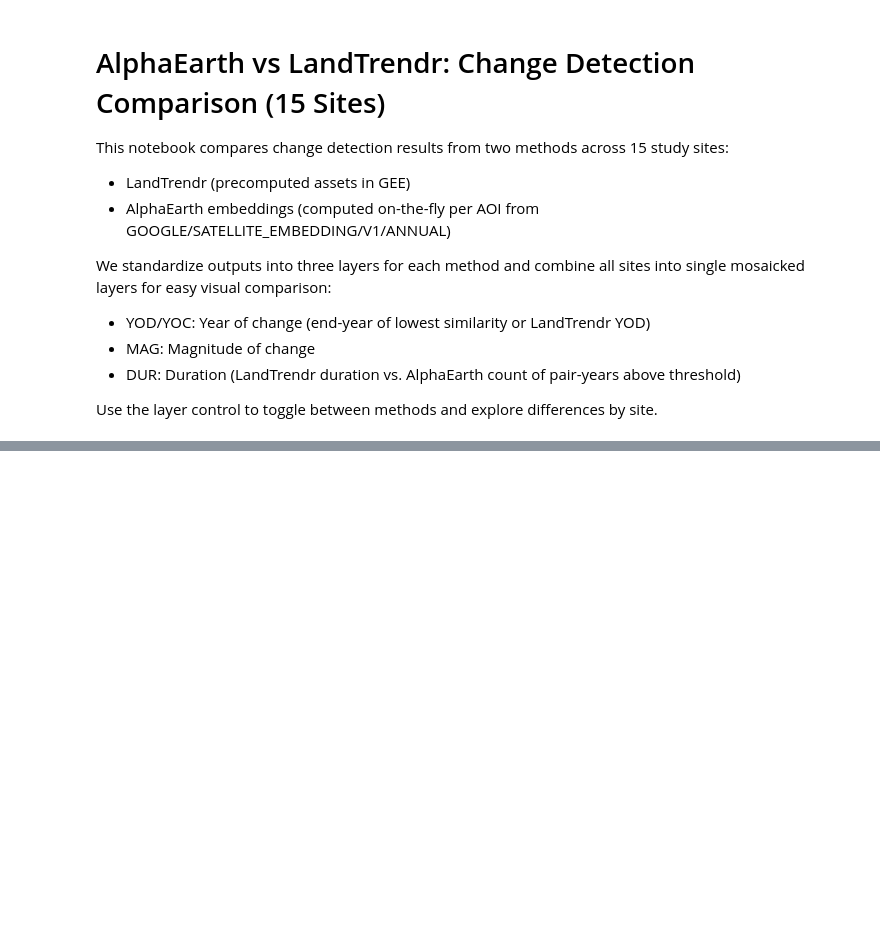
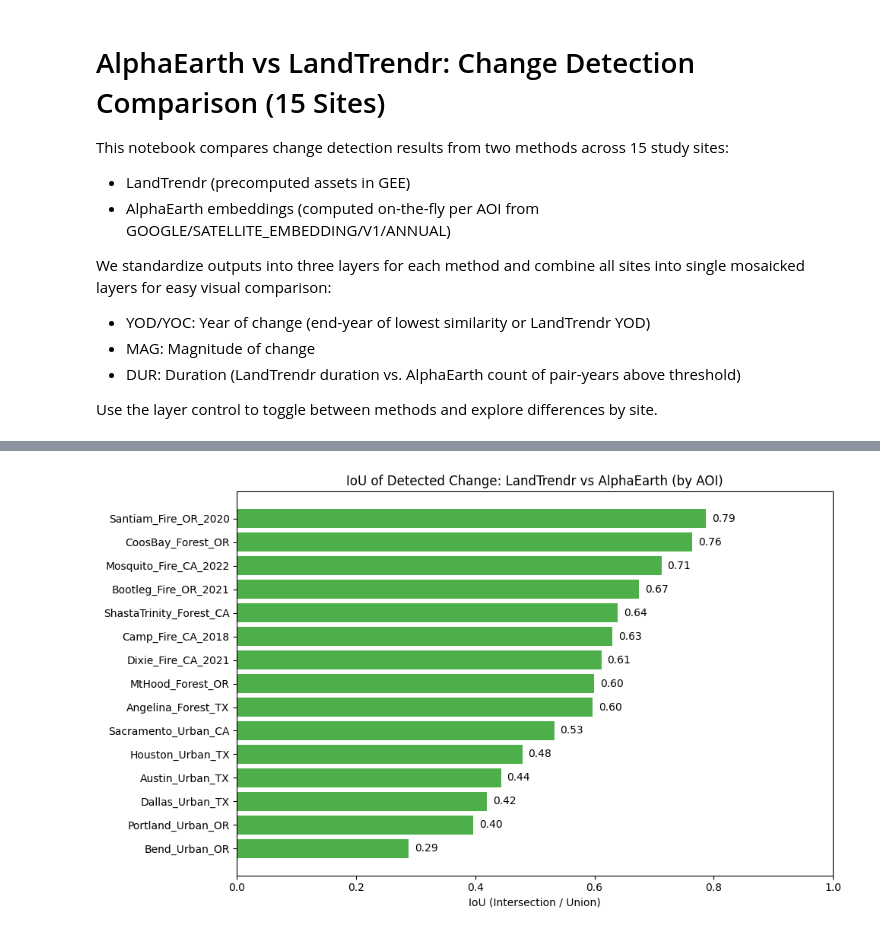
Before and after one commit to ktwu01/AlphaEarthHack, a Jupyter notebook: notebooks/AlphaEarth_LandTrendr_ChangeComparison.ipynb, the cells around one changed output, grey strips where cells are left out. Drawn from its saved outputs; the diff is of its cells as text; code cells hidden in the pictures; blank space fills up the shorter version.

```diff
--- a/notebooks/AlphaEarth_LandTrendr_ChangeComparison.ipynb
+++ b/notebooks/AlphaEarth_LandTrendr_ChangeComparison.ipynb
@@ -407,61 +422,66 @@ import ee
 import matplotlib.pyplot as plt
 
 # Require masks
-if 'lt_change_mask' not in globals() or lt_change_mask is None:
+if "lt_change_mask" not in globals() or lt_change_mask is None:
     raise ValueError("lt_change_mask not found. Run the smoothing+mask cell first.")
-if 'alpha_change_mask' not in globals() or alpha_change_mask is None:
+if "alpha_change_mask" not in globals() or alpha_change_mask is None:
     raise ValueError("alpha_change_mask not found. Run the smoothing+mask cell first.")
 
-scale = 30  # meters (align with LandTrendr/Landsat)
-max_px = 1e13
+scale   = 30    # meters (align with LandTrendr/Landsat)
+max_px  = 1e13
 
-names = []
-ious = []
-inter_areas = []
-union_areas = []
+# Pre-build intersection / union images once
+inter_img = lt_change_mask.And(alpha_change_mask)
+union_img  = lt_change_mask.Or(alpha_change_mask)
+area_img   = ee.Image.pixelArea()           # band: 'area'
 
-# Precompute intersection and union images (then clip per AOI)
-inter_img = lt_change_mask.And(alpha_change_mask)
-union_img = lt_change_mask.Or(alpha_change_mask)
-area_img = ee.Image.pixelArea()  # band name: 'area'
+# ── Batched server-side computation ────────────────────────────────────────────
+# Build a FeatureCollection so EE can parallelise all 15 sites in ONE round-trip.
+fc_aois_ee = ee.FeatureCollection([
+    ee.Feature(geom, {"name": name}) for name, geom in aois.items()
+])
 
-for name, geom in aois.items():
-    inter_area = ee.Number(
-        area_img.updateMask(inter_img).reduceRegion(
-            reducer=ee.Reducer.sum(), geometry=geom, scale=scale, maxPixels=max_px
-        ).get('area')
-    )
-    union_area = ee.Number(
-        area_img.updateMask(union_img).reduceRegion(
-            reducer=ee.Reducer.sum(), geometry=geom, scale=scale, maxPixels=max_px
-        ).get('area')
-    )
+def _compute_iou(feature):
+    geom = feature.geometry()
+    inter_area = area_img.updateMask(inter_img).reduceRegion(
+        reducer=ee.Reducer.sum(), geometry=geom, scale=scale, maxPixels=max_px
+    ).getNumber("area")
+    union_area = area_img.updateMask(union_img).reduceRegion(
+        reducer=ee.Reducer.sum(), geometry=geom, scale=scale, maxPixels=max_px
+    ).getNumber("area")
+    iou = inter_area.divide(union_area.max(1e-10))
+    return feature.set({"inter": inter_area, "union": union_area, "iou": iou})
 
-    # Get client-side numbers
-    inter_val = (inter_area.getInfo() or 0.0)
-    union_val = (union_area.getInfo() or 0.0)
-    iou = (inter_val / union_val) if union_val and union_val > 0 else 0.0
+result_fc   = fc_aois_ee.map(_compute_iou)
 
-    names.append(name)
-    ious.append(iou)
-    inter_areas.append(inter_val)
-    union_areas.append(union_val)
+# Single getInfo() — all 15 sites fetched in one EE request
+props = result_fc.aggregate_array("iou").getInfo()
+names = result_fc.aggregate_array("name").getInfo()
+inter_areas = result_fc.aggregate_array("inter").getInfo()
+union_areas = result_fc.aggregate_array("union").getInfo()
 
-# Sort by IoU descending for plotting
-order = sorted(range(len(names)), key=lambda i: ious[i], reverse=True)
-names_sorted = [names[i] for i in order]
-ious_sorted = [ious[i] for i in order]
+# Replace Nones with 0 and compute final lists
+ious  = [float(v) if v is not None else 0.0 for v in props]
+
+# Sort by IoU descending
+order        = sorted(range(len(names)), key=lambda i: ious[i], reverse=True)
+names_sorted = [names[i]  for i in order]
+ious_sorted  = [ious[i]   for i in order]
+
+print("IoU results:")
+for n, v in zip(names_sorted, ious_sorted):
+    print(f"  {n:40s}  IoU = {v:.3f}")
 
 plt.figure(figsize=(10, 6))
-bars = plt.barh(names_sorted, ious_sorted, color='#4daf4a')
+bars = plt.barh(names_sorted, ious_sorted, color="#4daf4a")
 plt.gca().invert_yaxis()
 plt.xlim(0, 1)
-plt.xlabel('IoU (Intersection / Union)')
-plt.title('IoU of Detected Change: LandTrendr vs AlphaEarth (by AOI)')
-
-# Annotate bars
+plt.xlabel("IoU (Intersection / Union)")
+plt.title("IoU of Detected Change: LandTrendr vs AlphaEarth (by AOI)")
 for b, v in zip(bars, ious_sorted):
-    plt.text(v + 0.01, b.get_y() + b.get_height()/2, f"{v:.2f}", va='center')
-
+    plt.text(v + 0.01, b.get_y() + b.get_height() / 2, f"{v:.2f}", va="center")
 plt.tight_layout()
+plt.savefig("../images/IoU_LandTrendr_AlphaEarth_15sites.png", dpi=150, bbox_inches="tight")
 plt.show()
+print("Plot saved to images/IoU_LandTrendr_AlphaEarth_15sites.png")
+# %% [output]
@@ -467,0 +504 @@ plt.show()
+[figure, added]
```
Also changed, not shown: parts of 9 cells of this notebook, 6 other files.
